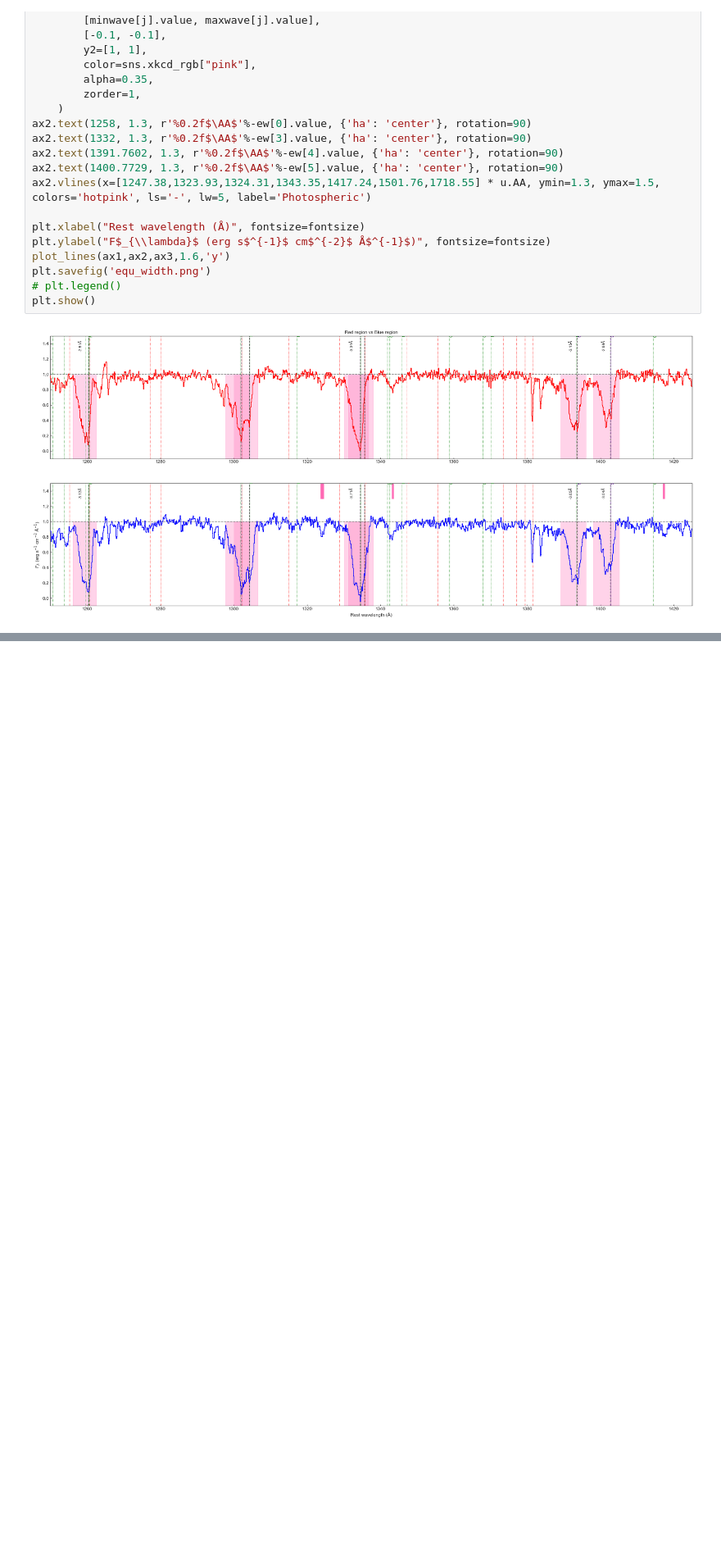
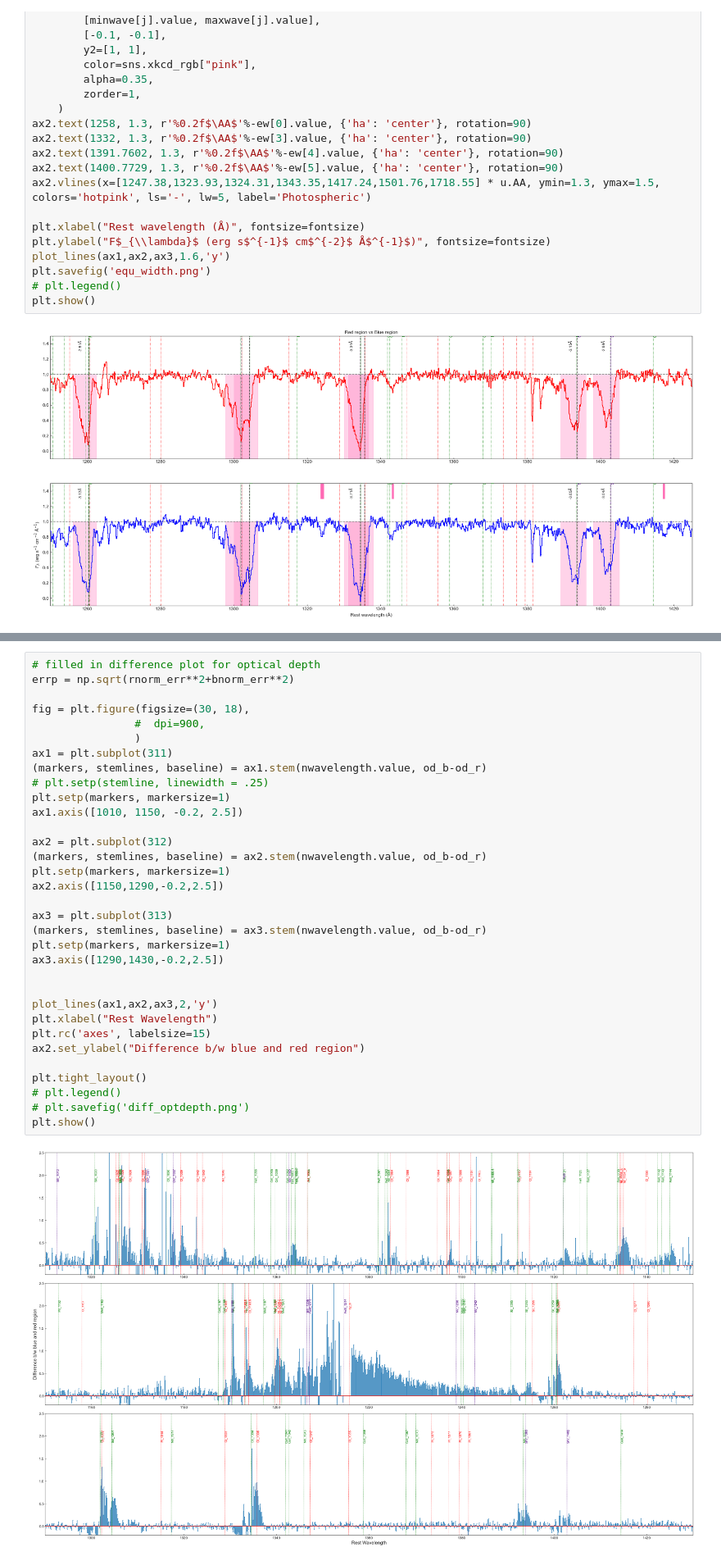
Before and after one commit to pyaritra/J1059, a Jupyter notebook: improved_spec.ipynb, the cells around one changed output, grey strips where cells are left out. Shown at 82% size. Saved outputs shown, nothing was run; the diff lists cells and outputs as text; blank space fills up the shorter version.

```diff
--- a/improved_spec.ipynb
+++ b/improved_spec.ipynb
@@ -488,0 +533,35 @@ EW for ('SiIV_1402', 1402.77) is 2.294 +/- 0.029 Angstrom
+# %%
+# filled in difference plot for optical depth
+errp = np.sqrt(rnorm_err**2+bnorm_err**2)
+
+fig = plt.figure(figsize=(30, 18),
+                #  dpi=900,
+                )
+ax1 = plt.subplot(311)
+(markers, stemlines, baseline) = ax1.stem(nwavelength.value, od_b-od_r)
+# plt.setp(stemline, linewidth = .25)
+plt.setp(markers, markersize=1)
+ax1.axis([1010, 1150, -0.2, 2.5])
+
+ax2 = plt.subplot(312)
+(markers, stemlines, baseline) = ax2.stem(nwavelength.value, od_b-od_r)
+plt.setp(markers, markersize=1)
+ax2.axis([1150,1290,-0.2,2.5])
+
+ax3 = plt.subplot(313)
+(markers, stemlines, baseline) = ax3.stem(nwavelength.value, od_b-od_r)
+plt.setp(markers, markersize=1)
+ax3.axis([1290,1430,-0.2,2.5])
+
+
+plot_lines(ax1,ax2,ax3,2,'y')
+plt.xlabel("Rest Wavelength")
+plt.rc('axes', labelsize=15)
+ax2.set_ylabel("Difference b/w blue and red region")
+
+plt.tight_layout()
+# plt.legend()
+# plt.savefig('diff_optdepth.png')
+plt.show()
+# %% [output]
+[figure, added]
```
Also changed, not shown: parts of 15 cells of this notebook.
